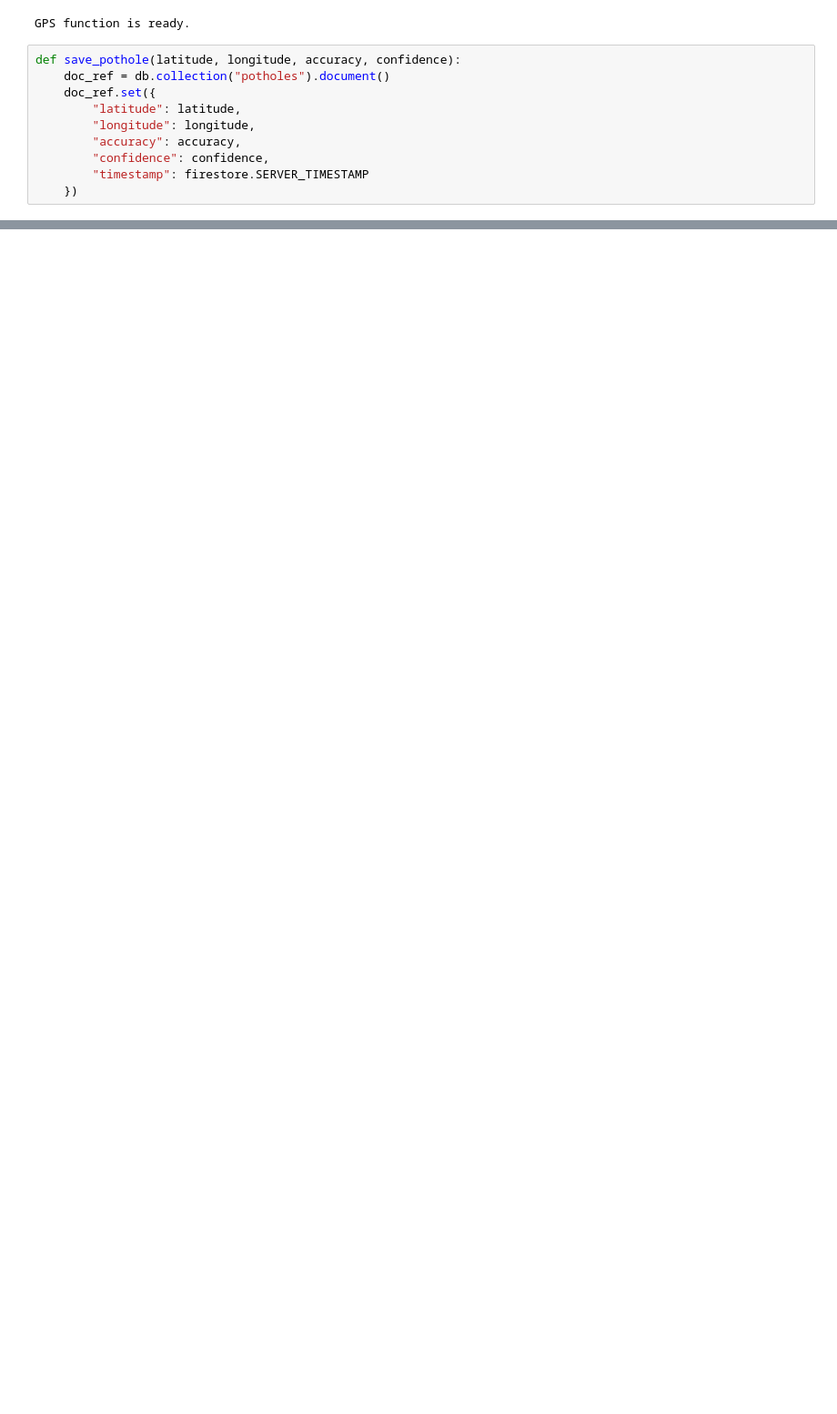
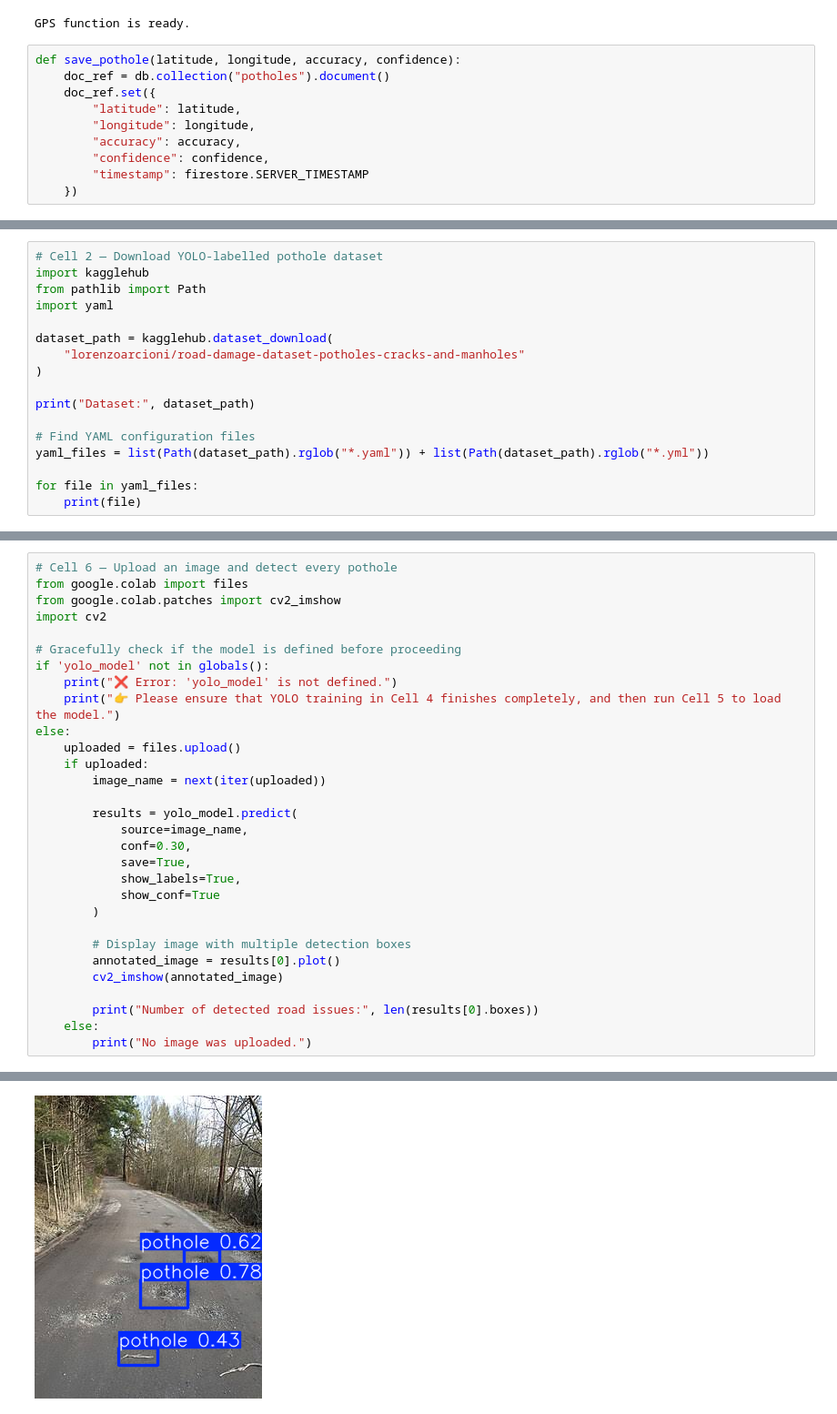
Before and after one commit to Rehan07i/Ai_Quize, a Jupyter notebook: pothole_detection_&mapping_system_for_rainy_conditions.ipynb, the cells around one changed output, grey strips where cells are left out. Shown at 91% size. Cells and saved outputs as stored; diff of their text form; blank space fills up the shorter version.

```diff
--- a/pothole_detection_&mapping_system_for_rainy_conditions.ipynb
+++ b/pothole_detection_&mapping_system_for_rainy_conditions.ipynb
@@ -391,0 +395,17 @@ Longitude: -121.1786
+# %%
+# Cell 2 — Download YOLO-labelled pothole dataset
+import kagglehub
+from pathlib import Path
+import yaml
+
+dataset_path = kagglehub.dataset_download(
+    "lorenzoarcioni/road-damage-dataset-potholes-cracks-and-manholes"
+)
+
+print("Dataset:", dataset_path)
+
+# Find YAML configuration files
+yaml_files = list(Path(dataset_path).rglob("*.yaml")) + list(Path(dataset_path).rglob("*.yml"))
+
+for file in yaml_files:
+    print(file)
@@ -391,0 +601,31 @@ Longitude: -121.1786
+# %%
+# Cell 6 — Upload an image and detect every pothole
+from google.colab import files
+from google.colab.patches import cv2_imshow
+import cv2
+
+# Gracefully check if the model is defined before proceeding
+if 'yolo_model' not in globals():
+    print("❌ Error: 'yolo_model' is not defined.")
+    print("👉 Please ensure that YOLO training in Cell 4 finishes completely, and then run Cell 5 to load the model.")
+else:
+    uploaded = files.upload()
+    if uploaded:
+        image_name = next(iter(uploaded))
+
+        results = yolo_model.predict(
+            source=image_name,
+            conf=0.30,
+            save=True,
+            show_labels=True,
+            show_conf=True
+        )
+
+        # Display image with multiple detection boxes
+        annotated_image = results[0].plot()
+        cv2_imshow(annotated_image)
+
+        print("Number of detected road issues:", len(results[0].boxes))
+    else:
+        print("No image was uploaded.")
+# %% [output]
@@ -391,0 +638 @@ Longitude: -121.1786
+[figure, added]
```
Also changed, not shown: parts of 10 cells of this notebook.
